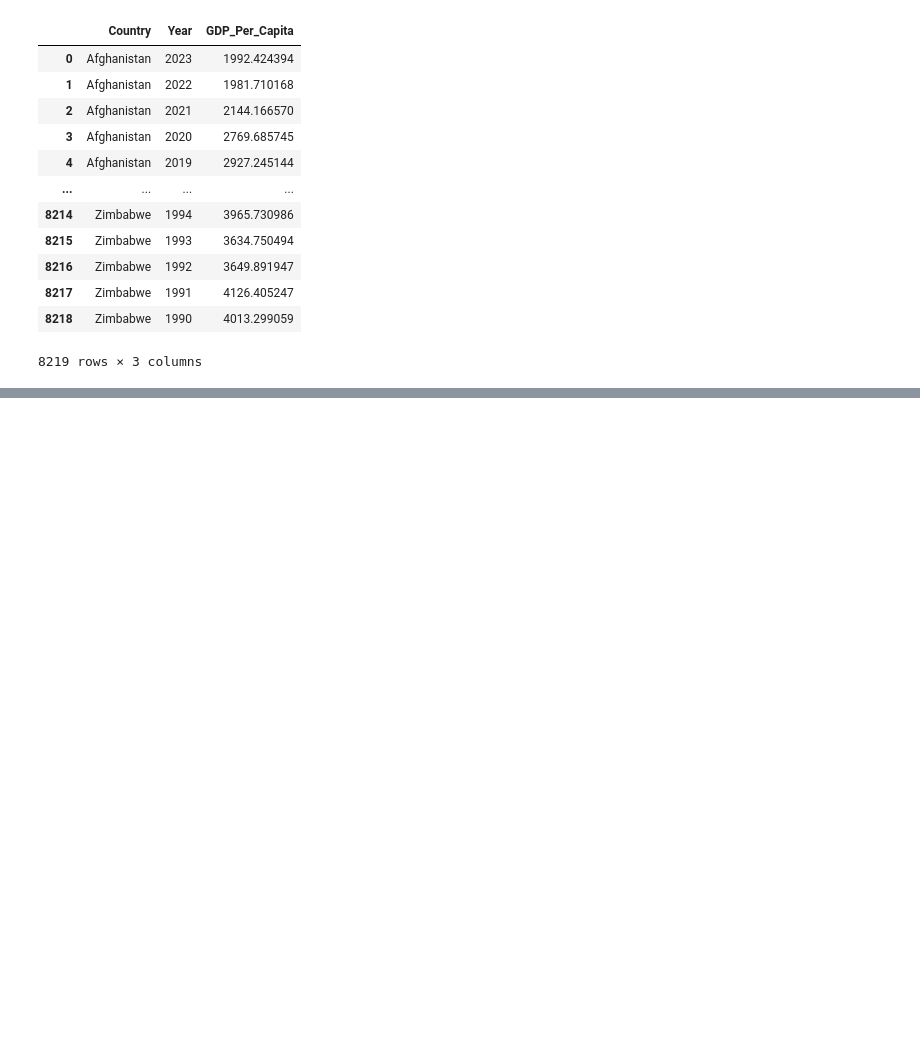
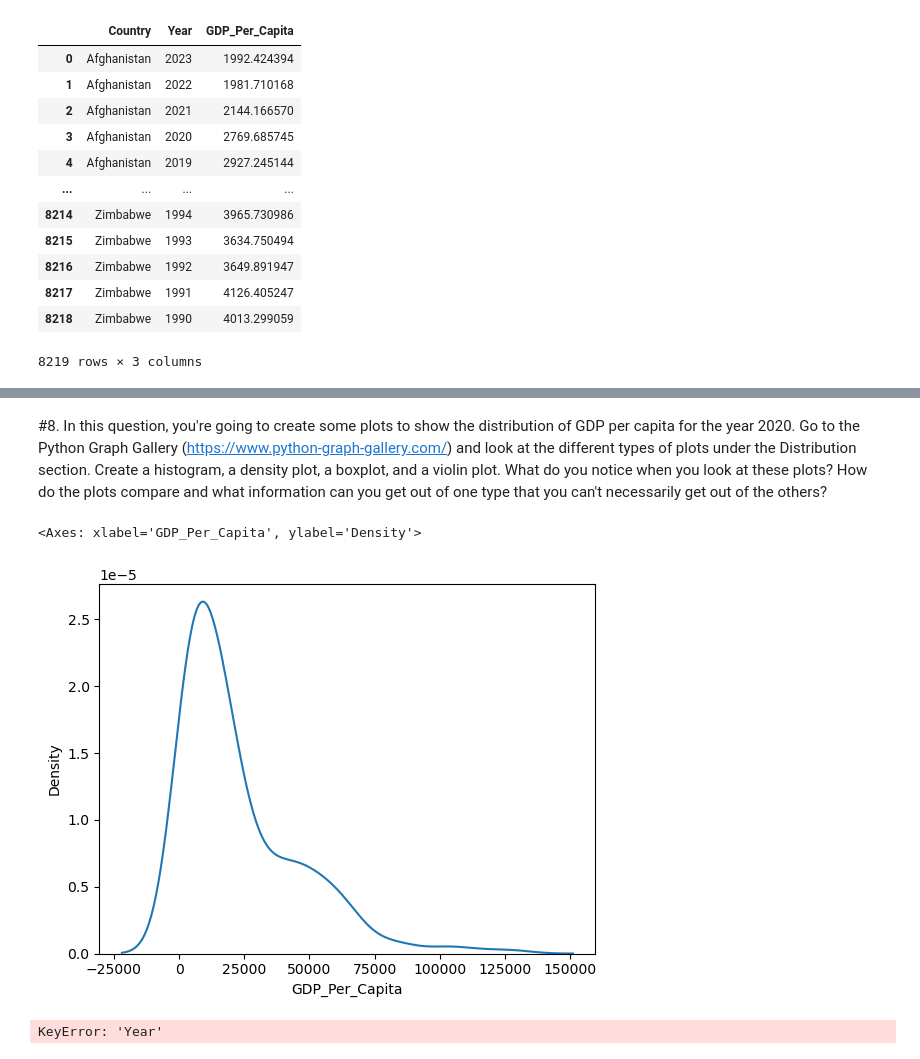
Before and after one commit to NSS-Full-Time-Data-Analytics-16/un-project-jaimreyes, a Jupyter notebook: notebook/un_project.ipynb, the cells around one changed output, grey strips where cells are left out. Drawn from its saved outputs; the diff is of its cells as text; code cells hidden in the pictures; blank space fills up the shorter version.

```diff
--- a/notebook/un_project.ipynb
+++ b/notebook/un_project.ipynb
@@ -67,0 +118,13 @@ gdp_df
+# %% [markdown]
+#8. In this question, you're going to create some plots to show the distribution of GDP per capita for the year 2020. Go to the Python Graph Gallery (https://www.python-graph-gallery.com/) and look at the different types of plots under the Distribution section. Create a histogram, a density plot, a boxplot, and a violin plot. What do you notice when you look at these plots? How do the plots compare and what information can you get out of one type that you can't necessarily get out of the others?
+# %%
+gdp_2020 = gdp_df.loc[gdp_df ['Year'] == 2020, 'GDP_Per_Capita']
+# %%
+sns.kdeplot(gdp_2020)
+# %% [output]
+<Axes: xlabel='GDP_Per_Capita', ylabel='Density'>
+[figure, added]
+# %%
+sns.violinplot(x=gdp_2020['Year'],y=gdp_2020['GDP_Per_Capita'])
+# %% [output]
+KeyError: 'Year'
```
Also changed, not shown: parts of 6 cells of this notebook.
